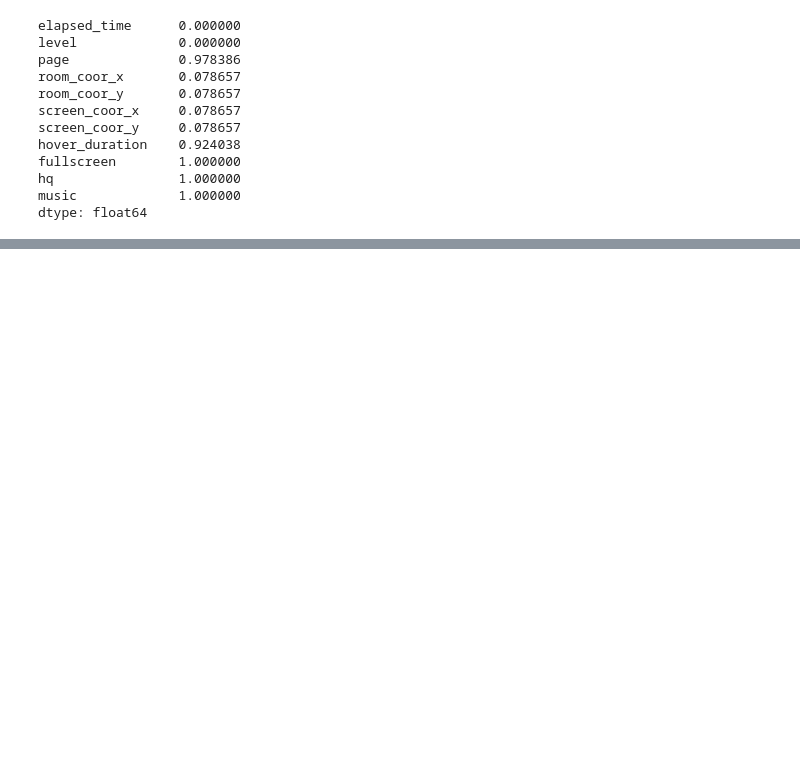
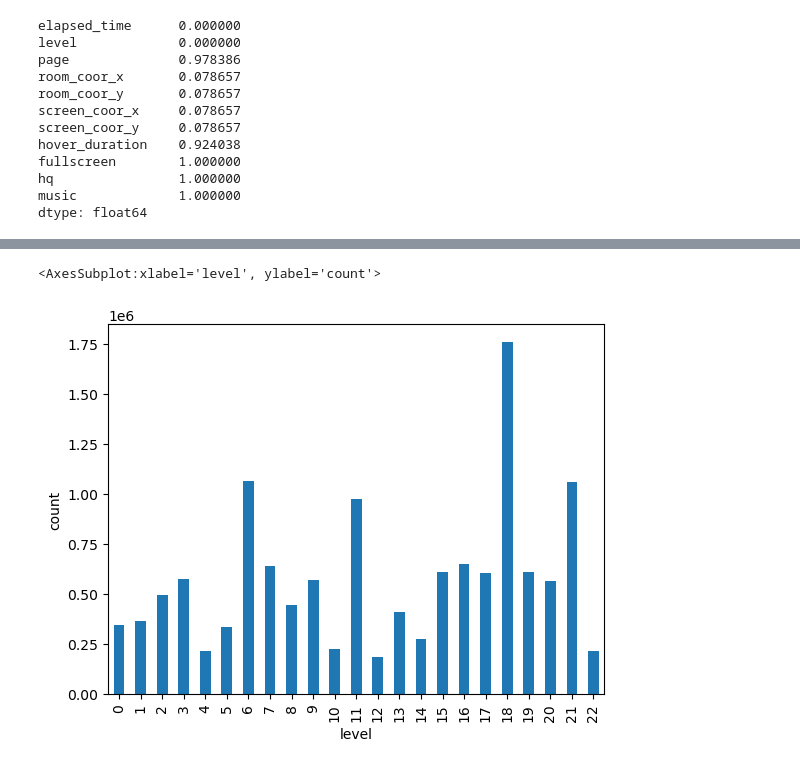
Before and after one commit to konumaru/predict_student_performance, a Jupyter notebook: notebook/eda.ipynb, the cells around one changed output, grey strips where cells are left out. Cells and saved outputs as stored; diff of their text form; code cells hidden in the pictures; blank space fills up the shorter version.

```diff
--- a/notebook/eda.ipynb
+++ b/notebook/eda.ipynb
@@ -464,0 +476,5 @@ dtype: float64
+# %%
+train["level"].value_counts().sort_index().plot(kind="bar", xlabel="level", ylabel="count")
+# %% [output]
+<AxesSubplot:xlabel='level', ylabel='count'>
+[figure, added]
```
Also changed, not shown: parts of 15 cells of this notebook, 4 other files.
